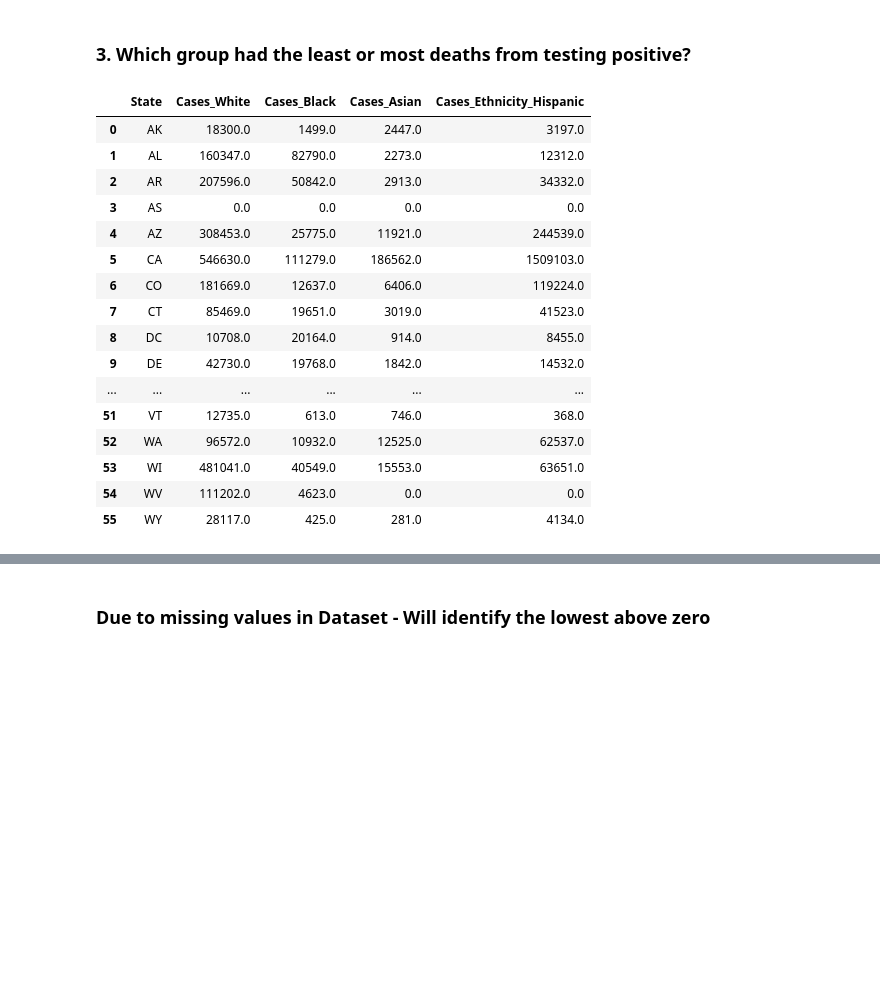
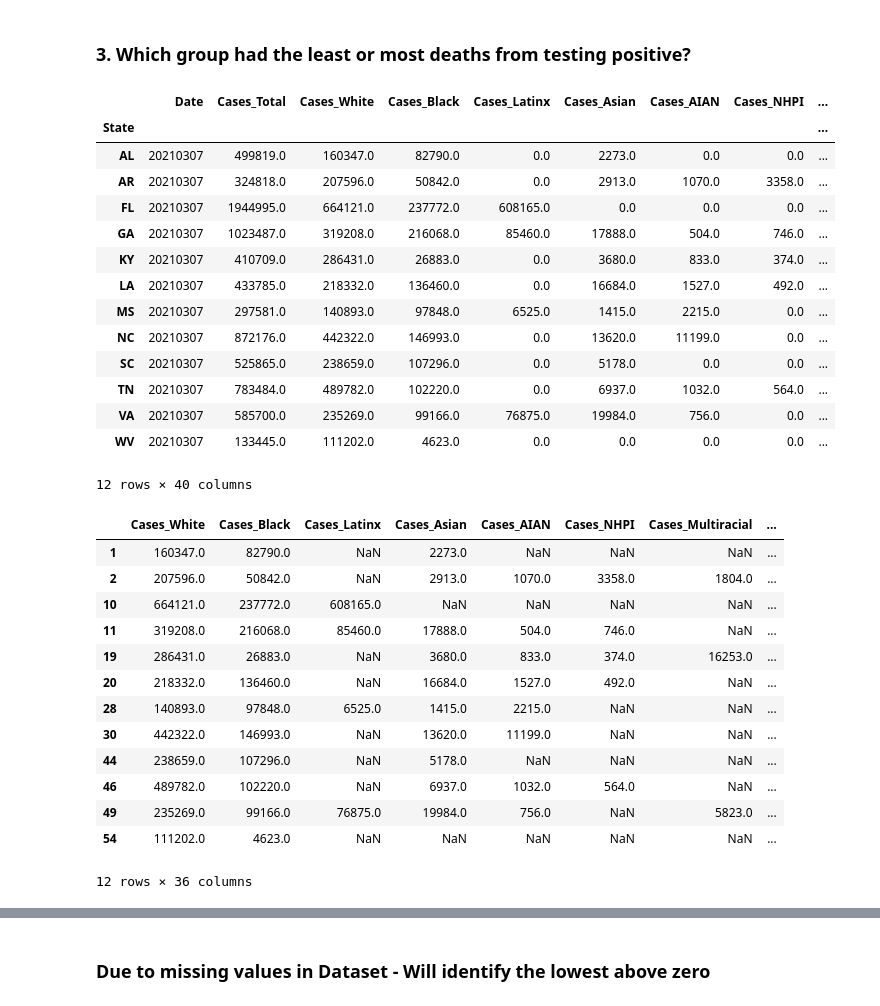
Before and after one commit to burnettaw/CMBKS-Group-5, a Jupyter notebook: covid_analysis_G1-3 - Combined.ipynb, the cells around one changed output, grey strips where cells are left out. Saved outputs shown, nothing was run; the diff lists cells and outputs as text; code cells hidden in the pictures; blank space fills up the shorter version.

```diff
--- a/covid_analysis_G1-3 - Combined.ipynb
+++ b/covid_analysis_G1-3 - Combined.ipynb
@@ -404,27 +399,43 @@ hospital_case_format_df
 
 #covid_case_totals_positive
 #df_death = covid_case_totals.iloc[:,5:16]
-df_hospital = se_case_totals.iloc[:,18:28] #does not print the columns requested
+df_hospital = covid_case_totals_positive.iloc[:,18:28] #does not print the columns requested
 
 # df.df.drop(['Total Cases', 'Deaths_Total'], axis=1)
+covid_case_totals_positive
+# covid_case_totals.idxmax(axis="columns")
 covid_case_totals
-# covid_case_totals.idxmax(axis="columns")
-# covid_case_totals
 # %% [output]
-|  | State | Cases_White | Cases_Black | Cases_Asian | Cases_Ethnicity_Hispanic |
-| 0 | AK | 18300.0 | 1499.0 | 2447.0 | 3197.0 |
-| 1 | AL | 160347.0 | 82790.0 | 2273.0 | 12312.0 |
-| 2 | AR | 207596.0 | 50842.0 | 2913.0 | 34332.0 |
-| 3 | AS | 0.0 | 0.0 | 0.0 | 0.0 |
-| 4 | AZ | 308453.0 | 25775.0 | 11921.0 | 244539.0 |
-| 5 | CA | 546630.0 | 111279.0 | 186562.0 | 1509103.0 |
-| 6 | CO | 181669.0 | 12637.0 | 6406.0 | 119224.0 |
-| 7 | CT | 85469.0 | 19651.0 | 3019.0 | 41523.0 |
-| 8 | DC | 10708.0 | 20164.0 | 914.0 | 8455.0 |
-| 9 | DE | 42730.0 | 19768.0 | 1842.0 | 14532.0 |
-| ... | ... | ... | ... | ... | ... |
-| 51 | VT | 12735.0 | 613.0 | 746.0 | 368.0 |
-| 52 | WA | 96572.0 | 10932.0 | 12525.0 | 62537.0 |
-| 53 | WI | 481041.0 | 40549.0 | 15553.0 | 63651.0 |
-| 54 | WV | 111202.0 | 4623.0 | 0.0 | 0.0 |
-| 55 | WY | 28117.0 | 425.0 | 281.0 | 4134.0 |
+|  | Date | Cases_Total | Cases_White | Cases_Black | Cases_Latinx | Cases_Asian | Cases_AIAN | Cases_NHPI | ... |
+| State |  |  |  |  |  |  |  |  | ... |
+| AL | 20210307 | 499819.0 | 160347.0 | 82790.0 | 0.0 | 2273.0 | 0.0 | 0.0 | ... |
+| AR | 20210307 | 324818.0 | 207596.0 | 50842.0 | 0.0 | 2913.0 | 1070.0 | 3358.0 | ... |
+| FL | 20210307 | 1944995.0 | 664121.0 | 237772.0 | 608165.0 | 0.0 | 0.0 | 0.0 | ... |
+| GA | 20210307 | 1023487.0 | 319208.0 | 216068.0 | 85460.0 | 17888.0 | 504.0 | 746.0 | ... |
+| KY | 20210307 | 410709.0 | 286431.0 | 26883.0 | 0.0 | 3680.0 | 833.0 | 374.0 | ... |
+| LA | 20210307 | 433785.0 | 218332.0 | 136460.0 | 0.0 | 16684.0 | 1527.0 | 492.0 | ... |
+| MS | 20210307 | 297581.0 | 140893.0 | 97848.0 | 6525.0 | 1415.0 | 2215.0 | 0.0 | ... |
+| NC | 20210307 | 872176.0 | 442322.0 | 146993.0 | 0.0 | 13620.0 | 11199.0 | 0.0 | ... |
+| SC | 20210307 | 525865.0 | 238659.0 | 107296.0 | 0.0 | 5178.0 | 0.0 | 0.0 | ... |
+| TN | 20210307 | 783484.0 | 489782.0 | 102220.0 | 0.0 | 6937.0 | 1032.0 | 564.0 | ... |
+| VA | 20210307 | 585700.0 | 235269.0 | 99166.0 | 76875.0 | 19984.0 | 756.0 | 0.0 | ... |
+| WV | 20210307 | 133445.0 | 111202.0 | 4623.0 | 0.0 | 0.0 | 0.0 | 0.0 | ... |
+12 rows × 40 columns
+# %%
+df = covid_case_totals_positive.drop(["Date", "State", "Deaths_Total", "Hosp_Total", "Cases_Total"], axis=1)
+df
+# %% [output]
+|  | Cases_White | Cases_Black | Cases_Latinx | Cases_Asian | Cases_AIAN | Cases_NHPI | Cases_Multiracial | ... |
+| 1 | 160347.0 | 82790.0 | NaN | 2273.0 | NaN | NaN | NaN | ... |
+| 2 | 207596.0 | 50842.0 | NaN | 2913.0 | 1070.0 | 3358.0 | 1804.0 | ... |
+| 10 | 664121.0 | 237772.0 | 608165.0 | NaN | NaN | NaN | NaN | ... |
+| 11 | 319208.0 | 216068.0 | 85460.0 | 17888.0 | 504.0 | 746.0 | NaN | ... |
+| 19 | 286431.0 | 26883.0 | NaN | 3680.0 | 833.0 | 374.0 | 16253.0 | ... |
+| 20 | 218332.0 | 136460.0 | NaN | 16684.0 | 1527.0 | 492.0 | NaN | ... |
+| 28 | 140893.0 | 97848.0 | 6525.0 | 1415.0 | 2215.0 | NaN | NaN | ... |
+| 30 | 442322.0 | 146993.0 | NaN | 13620.0 | 11199.0 | NaN | NaN | ... |
+| 44 | 238659.0 | 107296.0 | NaN | 5178.0 | NaN | NaN | NaN | ... |
+| 46 | 489782.0 | 102220.0 | NaN | 6937.0 | 1032.0 | 564.0 | NaN | ... |
+| 49 | 235269.0 | 99166.0 | 76875.0 | 19984.0 | 756.0 | NaN | 5823.0 | ... |
+| 54 | 111202.0 | 4623.0 | NaN | NaN | NaN | NaN | NaN | ... |
+12 rows × 36 columns
```
Also changed, not shown: parts of 16 cells of this notebook, 3 other files.
